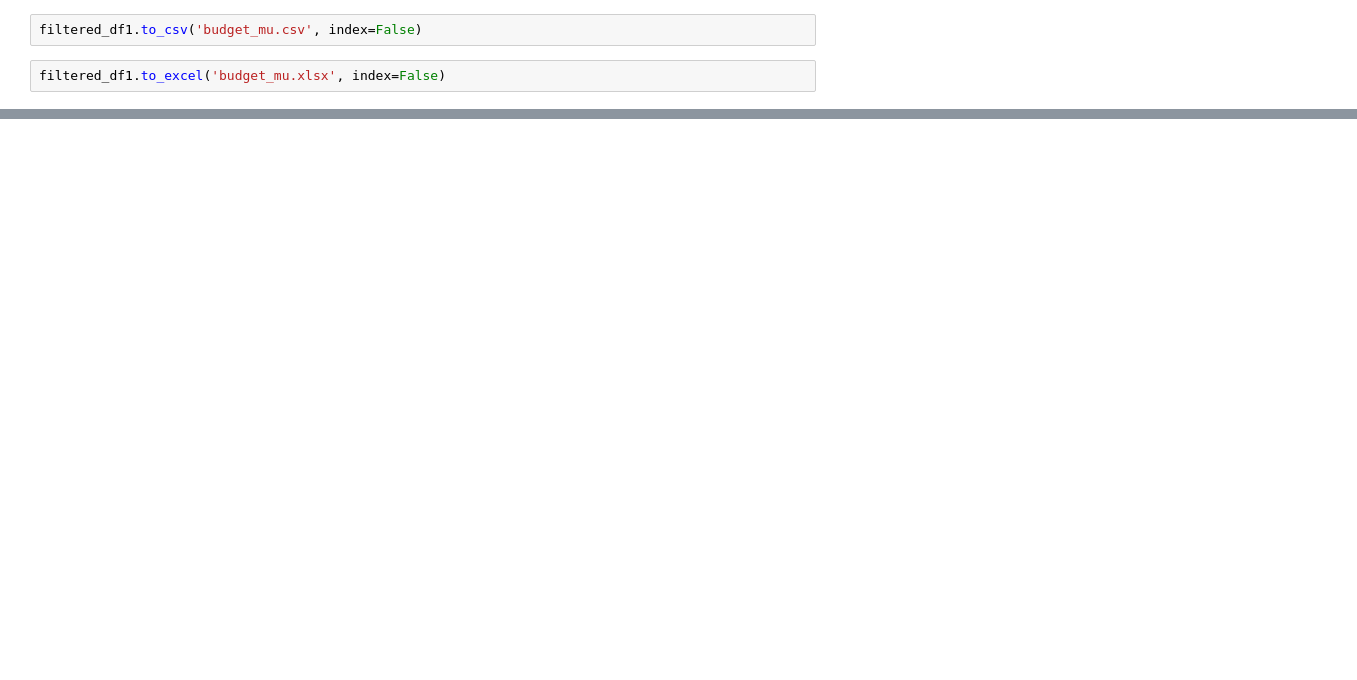
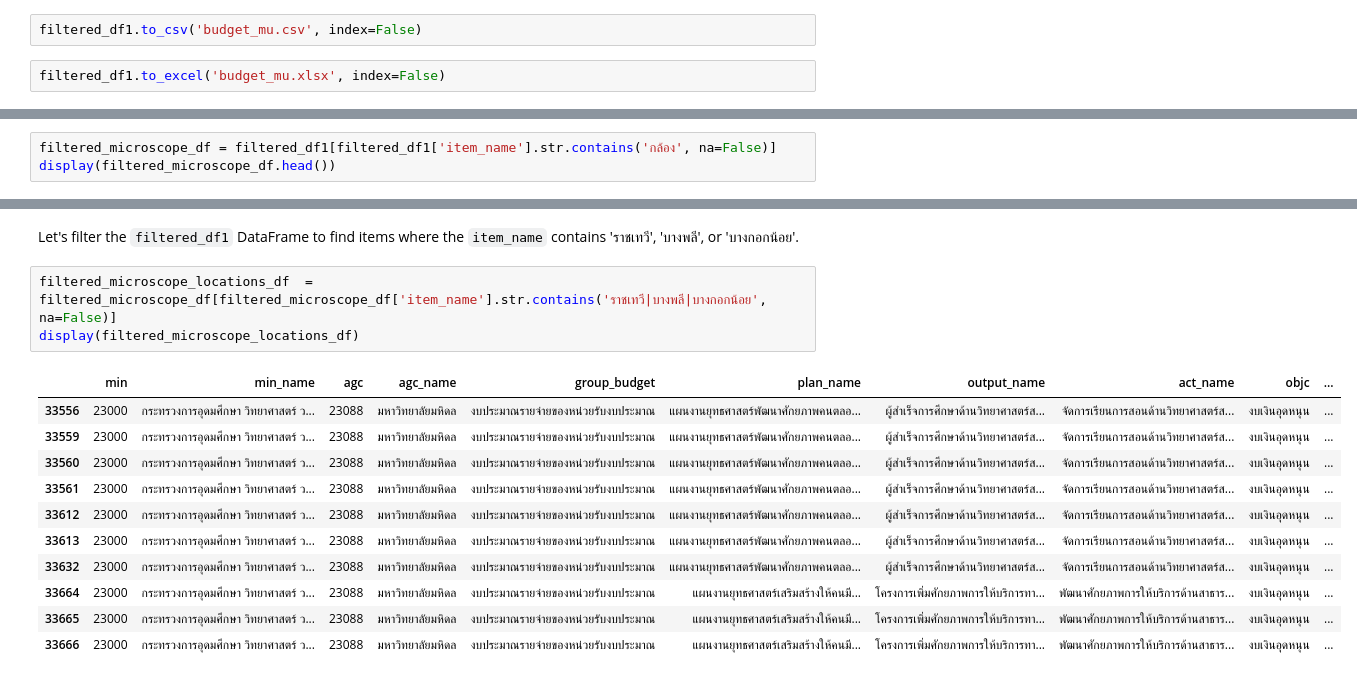
Before and after one commit to tlerksuthirat/lab_management, a Jupyter notebook: budget_2570.ipynb, the cells around one changed output, grey strips where cells are left out. Saved outputs shown, nothing was run; the diff lists cells and outputs as text; blank space fills up the shorter version.

```diff
--- a/budget_2570.ipynb
+++ b/budget_2570.ipynb
@@ -384,0 +305,3 @@ array(['กล้องจุลทรรศน์ชนิดสเตอริ
+# %%
+filtered_microscope_df = filtered_df1[filtered_df1['item_name'].str.contains('กล้อง', na=False)]
+display(filtered_microscope_df.head())
@@ -384,0 +337,17 @@ array(['กล้องจุลทรรศน์ชนิดสเตอริ
+# %% [markdown]
+Let's filter the `filtered_df1` DataFrame to find items where the `item_name` contains 'ราชเทวี', 'บางพลี', or 'บางกอกน้อย'.
+# %%
+filtered_microscope_locations_df  = filtered_microscope_df[filtered_microscope_df['item_name'].str.contains('ราชเทวี|บางพลี|บางกอกน้อย', na=False)]
+display(filtered_microscope_locations_df)
+# %% [output]
+|  | min | min_name | agc | agc_name | group_budget | plan_name | output_name | act_name | objc | ... |
+| 33556 | 23000 | กระทรวงการอุดมศึกษา วิทยาศาสตร์ ว... | 23088 | มหาวิทยาลัยมหิดล | งบประมาณรายจ่ายของหน่วยรับงบประมาณ | แผนงานยุทธศาสตร์พัฒนาศักยภาพคนตลอ... | ผู้สำเร็จการศึกษาด้านวิทยาศาสตร์ส... | จัดการเรียนการสอนด้านวิทยาศาสตร์ส... | งบเงินอุดหนุน | ... |
+| 33559 | 23000 | กระทรวงการอุดมศึกษา วิทยาศาสตร์ ว... | 23088 | มหาวิทยาลัยมหิดล | งบประมาณรายจ่ายของหน่วยรับงบประมาณ | แผนงานยุทธศาสตร์พัฒนาศักยภาพคนตลอ... | ผู้สำเร็จการศึกษาด้านวิทยาศาสตร์ส... | จัดการเรียนการสอนด้านวิทยาศาสตร์ส... | งบเงินอุดหนุน | ... |
+| 33560 | 23000 | กระทรวงการอุดมศึกษา วิทยาศาสตร์ ว... | 23088 | มหาวิทยาลัยมหิดล | งบประมาณรายจ่ายของหน่วยรับงบประมาณ | แผนงานยุทธศาสตร์พัฒนาศักยภาพคนตลอ... | ผู้สำเร็จการศึกษาด้านวิทยาศาสตร์ส... | จัดการเรียนการสอนด้านวิทยาศาสตร์ส... | งบเงินอุดหนุน | ... |
+| 33561 | 23000 | กระทรวงการอุดมศึกษา วิทยาศาสตร์ ว... | 23088 | มหาวิทยาลัยมหิดล | งบประมาณรายจ่ายของหน่วยรับงบประมาณ | แผนงานยุทธศาสตร์พัฒนาศักยภาพคนตลอ... | ผู้สำเร็จการศึกษาด้านวิทยาศาสตร์ส... | จัดการเรียนการสอนด้านวิทยาศาสตร์ส... | งบเงินอุดหนุน | ... |
+| 33612 | 23000 | กระทรวงการอุดมศึกษา วิทยาศาสตร์ ว... | 23088 | มหาวิทยาลัยมหิดล | งบประมาณรายจ่ายของหน่วยรับงบประมาณ | แผนงานยุทธศาสตร์พัฒนาศักยภาพคนตลอ... | ผู้สำเร็จการศึกษาด้านวิทยาศาสตร์ส... | จัดการเรียนการสอนด้านวิทยาศาสตร์ส... | งบเงินอุดหนุน | ... |
+| 33613 | 23000 | กระทรวงการอุดมศึกษา วิทยาศาสตร์ ว... | 23088 | มหาวิทยาลัยมหิดล | งบประมาณรายจ่ายของหน่วยรับงบประมาณ | แผนงานยุทธศาสตร์พัฒนาศักยภาพคนตลอ... | ผู้สำเร็จการศึกษาด้านวิทยาศาสตร์ส... | จัดการเรียนการสอนด้านวิทยาศาสตร์ส... | งบเงินอุดหนุน | ... |
+| 33632 | 23000 | กระทรวงการอุดมศึกษา วิทยาศาสตร์ ว... | 23088 | มหาวิทยาลัยมหิดล | งบประมาณรายจ่ายของหน่วยรับงบประมาณ | แผนงานยุทธศาสตร์พัฒนาศักยภาพคนตลอ... | ผู้สำเร็จการศึกษาด้านวิทยาศาสตร์ส... | จัดการเรียนการสอนด้านวิทยาศาสตร์ส... | งบเงินอุดหนุน | ... |
+| 33664 | 23000 | กระทรวงการอุดมศึกษา วิทยาศาสตร์ ว... | 23088 | มหาวิทยาลัยมหิดล | งบประมาณรายจ่ายของหน่วยรับงบประมาณ | แผนงานยุทธศาสตร์เสริมสร้างให้คนมี... | โครงการเพิ่มศักยภาพการให้บริการทา... | พัฒนาศักยภาพการให้บริการด้านสาธาร... | งบเงินอุดหนุน | ... |
+| 33665 | 23000 | กระทรวงการอุดมศึกษา วิทยาศาสตร์ ว... | 23088 | มหาวิทยาลัยมหิดล | งบประมาณรายจ่ายของหน่วยรับงบประมาณ | แผนงานยุทธศาสตร์เสริมสร้างให้คนมี... | โครงการเพิ่มศักยภาพการให้บริการทา... | พัฒนาศักยภาพการให้บริการด้านสาธาร... | งบเงินอุดหนุน | ... |
+| 33666 | 23000 | กระทรวงการอุดมศึกษา วิทยาศาสตร์ ว... | 23088 | มหาวิทยาลัยมหิดล | งบประมาณรายจ่ายของหน่วยรับงบประมาณ | แผนงานยุทธศาสตร์เสริมสร้างให้คนมี... | โครงการเพิ่มศักยภาพการให้บริการทา... | พัฒนาศักยภาพการให้บริการด้านสาธาร... | งบเงินอุดหนุน | ... |
```
Also changed, not shown: parts of 52 cells of this notebook.
